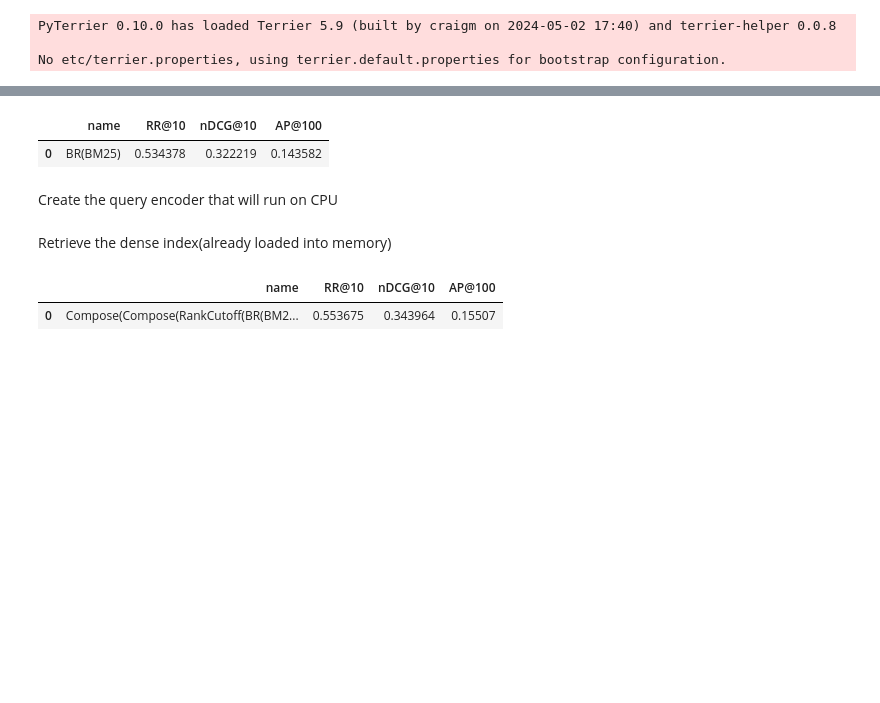
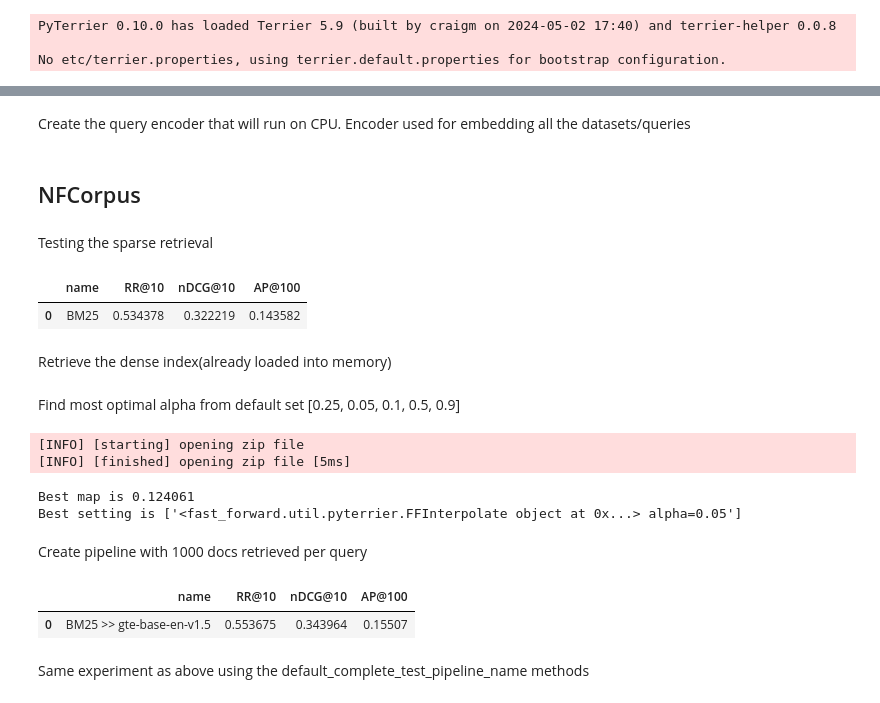
Before and after one commit to anistor09/Neural_Ranking_Models, a Jupyter notebook: gte-base-en-v1.5/experiments/experiments.py.ipynb, the cells around one changed output, grey strips where cells are left out. Cells and saved outputs as stored; diff of their text form; code cells hidden in the pictures; blank space fills up the shorter version.

Commit message:
Write scripts for each dataset

```diff
--- a/gte-base-en-v1.5/experiments/experiments.py.ipynb
+++ b/gte-base-en-v1.5/experiments/experiments.py.ipynb
@@ -9,0 +14,6 @@ No etc/terrier.properties, using terrier.default.properties for bootstrap config
+# %%
+from pyterrier.measures import RR, nDCG, MAP
+
+eval_metrics = [RR @ 10, nDCG @ 10, MAP @ 100]
+# %% [markdown]
+Create the query encoder that will run on CPU. Encoder used for embedding all the datasets/queries
@@ -10,16 +24,18 @@ No etc/terrier.properties, using terrier.default.properties for bootstrap config
+# %% [markdown]
+## NFCorpus
 # %%
 from experiments_helper import load_sparse_index_from_disk
 
 dataset_name = "nfcorpus"
 
 retriever = load_sparse_index_from_disk(dataset_name)
+# %% [markdown]
+Testing the sparse retrieval
 # %%
-from experiments_helper import run_experiment
+from experiments_helper import run_single_experiment_name
 
 dataset_test_name = "irds:beir/nfcorpus/test"
-run_experiment(retriever, dataset_test_name)
+run_single_experiment_name(retriever, dataset_test_name, eval_metrics, "BM25")
 # %% [output]
 |  | name | RR@10 | nDCG@10 | AP@100 |
-| 0 | BR(BM25) | 0.534378 | 0.322219 | 0.143582 |
+| 0 | BM25 | 0.534378 | 0.322219 | 0.143582 |
-# %% [markdown]
-Create the query encoder that will run on CPU
@@ -38,13 +52,30 @@ from fast_forward.util.pyterrier import FFInterpolate
 
 ff_score = FFScore(dense_index)
 ff_int = FFInterpolate(alpha=0.05)
+# %% [markdown]
+Find most optimal alpha from default set [0.25, 0.05, 0.1, 0.5, 0.9]
+# %%
+from experiments_helper import find_optimal_alpha_name
+
+dev_set_name = "irds:beir/nfcorpus/dev"
+pipeline_find_alpha = retriever % 100 >> ff_score >> ff_int
+find_optimal_alpha_name(pipeline_find_alpha, ff_int, dev_set_name)
+# %% [output]
+[INFO] [starting] opening zip file
+[INFO] [finished] opening zip file [5ms]
+Best map is 0.124061
+Best setting is ['<fast_forward.util.pyterrier.FFInterpolate object at 0x...> alpha=0.05']
+# %% [markdown]
+Create pipeline with 1000 docs retrieved per query
 # %%
-from experiments_helper import run_experiment
+from experiments_helper import run_single_experiment_name
 
 dataset_test_name = "irds:beir/nfcorpus/test"
 
-pipeline = retriever  % 1000  >> ff_score >> ff_int
-run_experiment(pipeline, dataset_test_name)
+pipeline = retriever % 1000 >> ff_score >> ff_int
+run_single_experiment_name(pipeline, dataset_test_name, eval_metrics, "BM25 >> gte-base-en-v1.5")
 # %% [output]
 |  | name | RR@10 | nDCG@10 | AP@100 |
-| 0 | Compose(Compose(RankCutoff(BR(BM2... | 0.553675 | 0.343964 | 0.15507 |
+| 0 | BM25 >> gte-base-en-v1.5 | 0.553675 | 0.343964 | 0.15507 |
+# %% [markdown]
+Same experiment as above using the default_complete_test_pipeline_name methods
```
Also changed, not shown: parts of 16 cells of this notebook, 2 other files.
